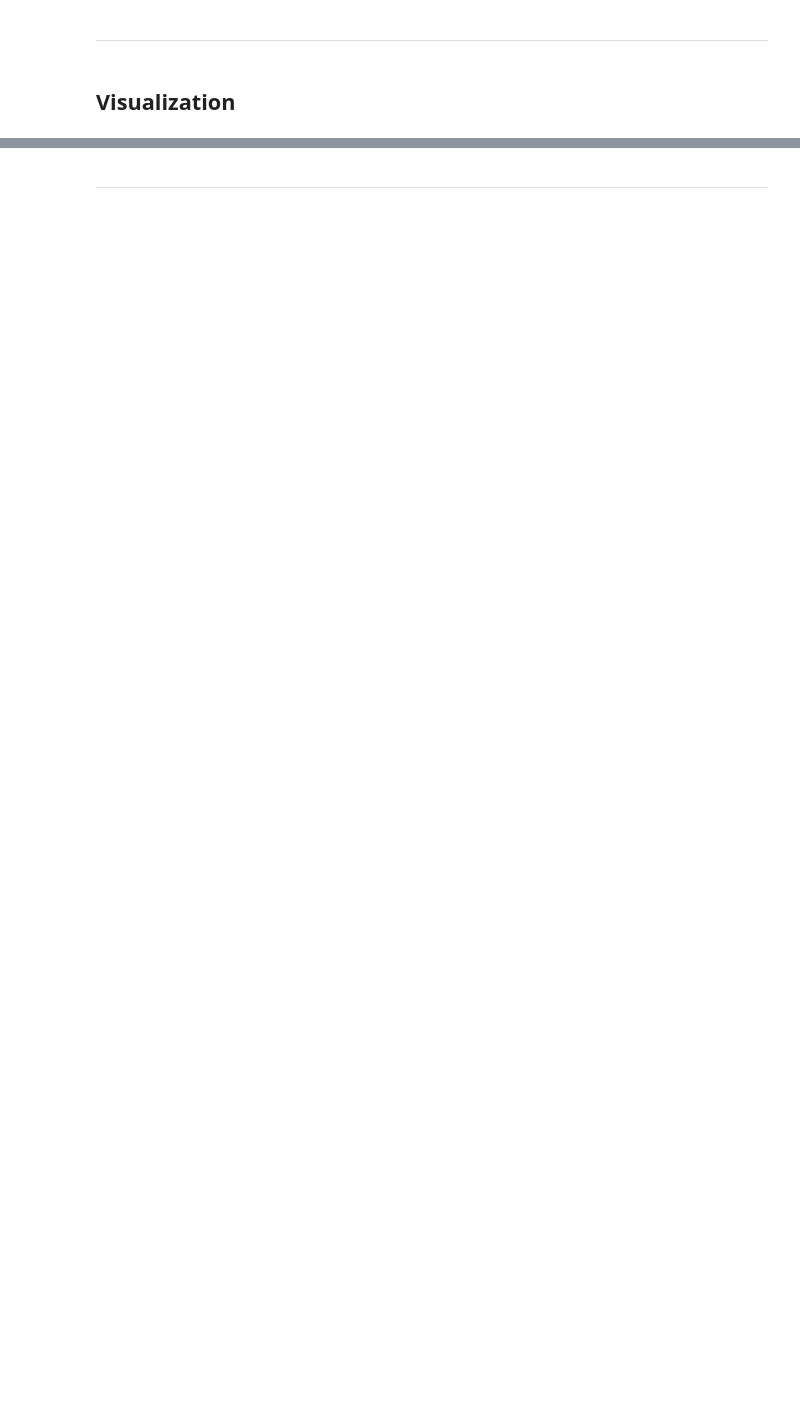
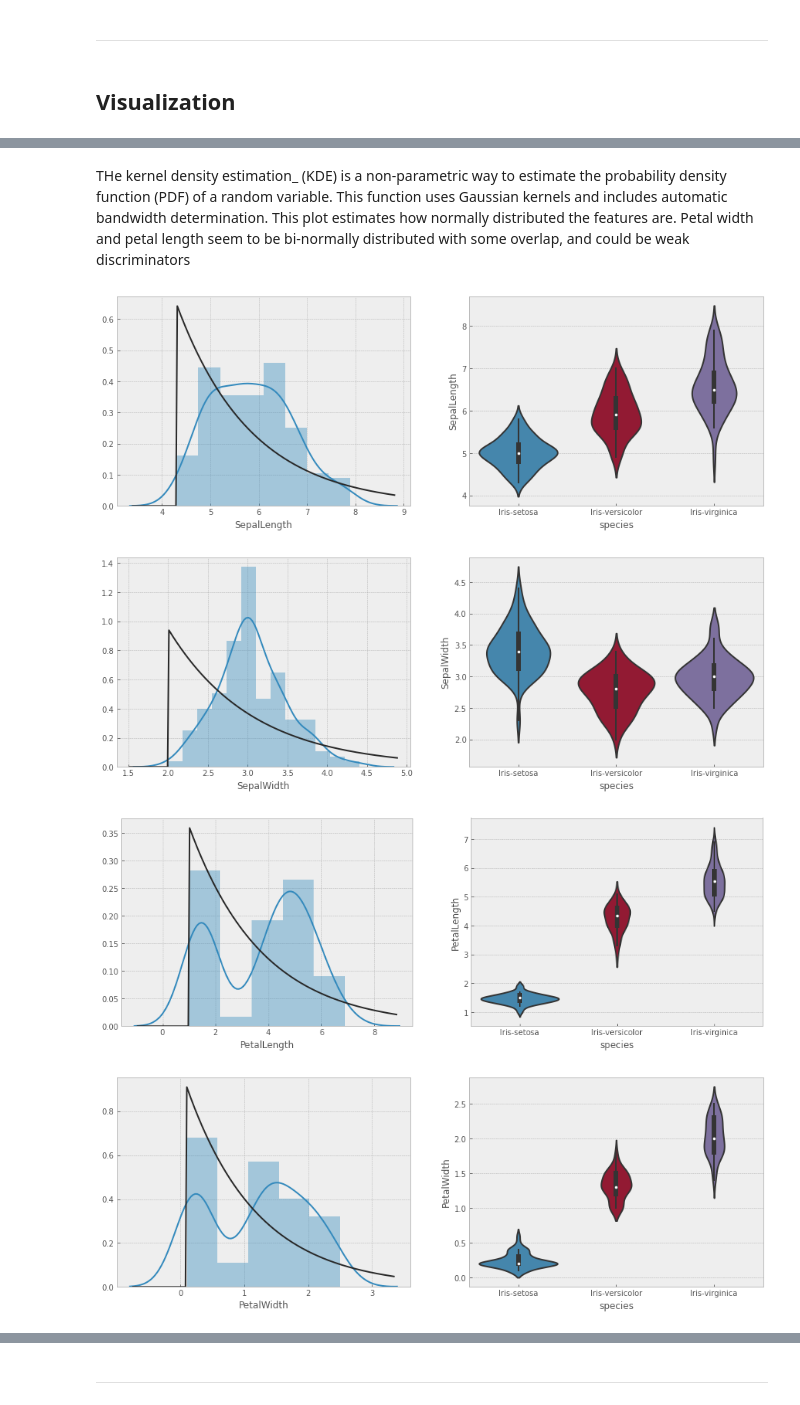
Before and after one commit to wgova/eda_iris, a Jupyter notebook: iris_analysis.ipynb, the cells around one changed output, grey strips where cells are left out. Cells and saved outputs as stored; diff of their text form; code cells hidden in the pictures; blank space fills up the shorter version.

```diff
--- a/iris_analysis.ipynb
+++ b/iris_analysis.ipynb
@@ -120,0 +152,14 @@ iris['petal_width'].plot.hist()
+# %% [markdown]
+THe kernel density estimation_ (KDE) is a non-parametric way to estimate the probability density function (PDF) of a random variable. This function uses Gaussian kernels and includes automatic bandwidth determination. This plot estimates how normally distributed the features are. Petal width and petal length seem to be bi-normally distributed with some overlap, and could be weak discriminators
+# %%
+feats = iris.drop(columns=['species'])
+for col in feats.columns:
+  fig, (ax1,ax2) = plt.subplots(1, 2, figsize=(15,5), sharex=False)
+  sns.distplot(iris[col],fit=stats.expon,hist=True,kde=True,ax=ax1)
+  sns.violinplot(data=iris,x='species',y=col,inner='box',ax=ax2)
+  plt.show()
+# %% [output]
+[figure, added]
+[figure, added]
+[figure, added]
+[figure, added]
```
Also changed, not shown: parts of 73 cells of this notebook.
